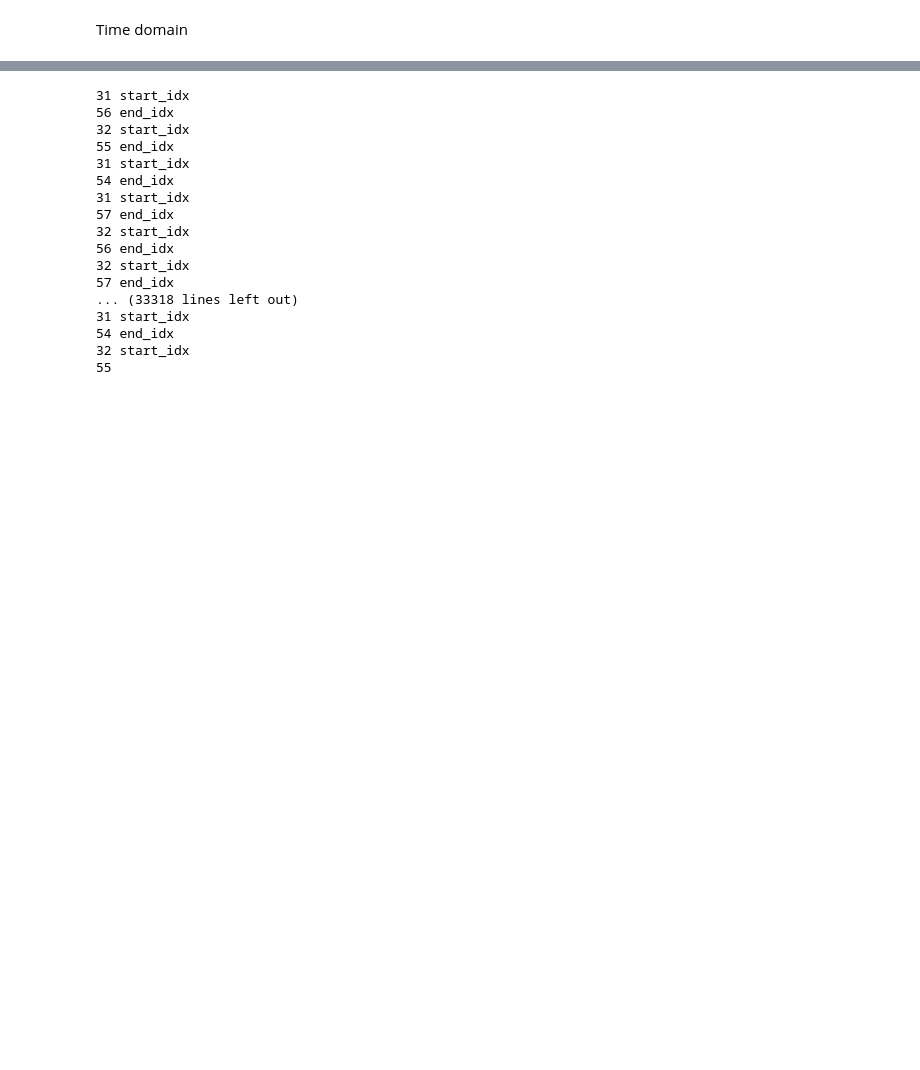
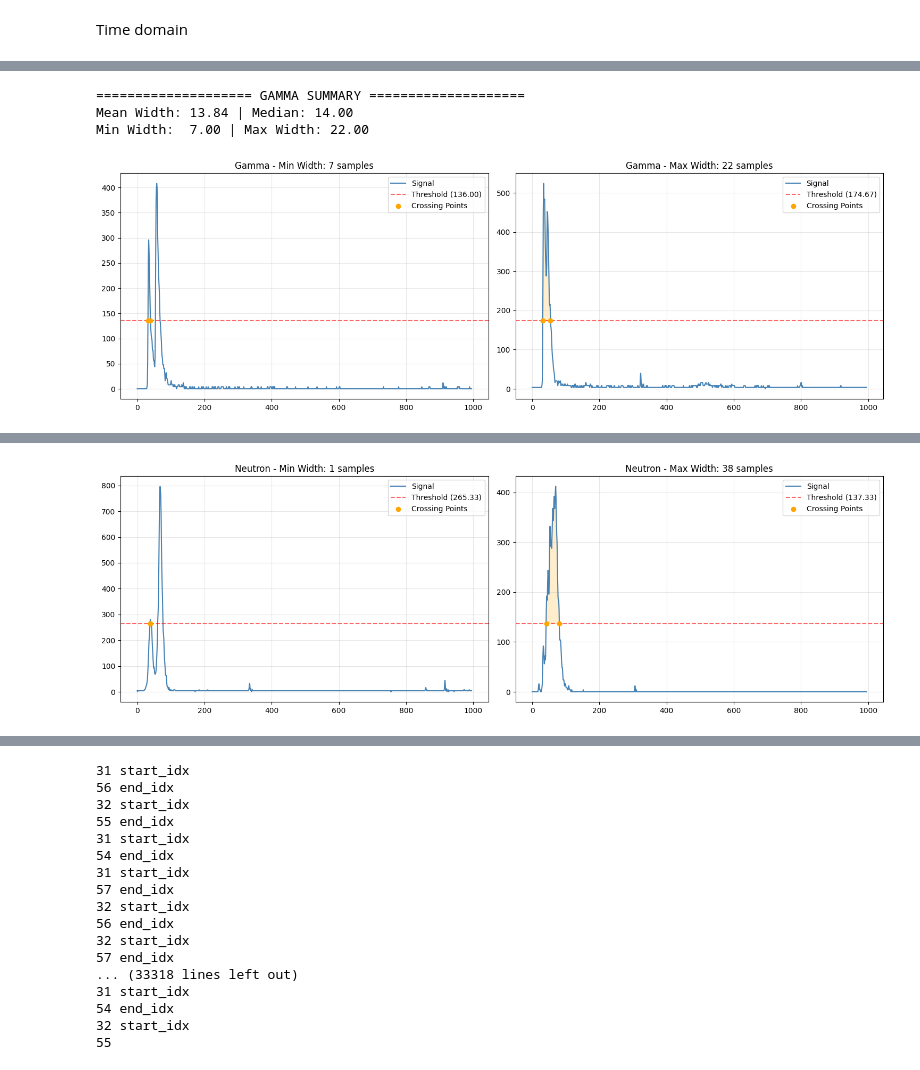
Before and after one commit to Jayanashah/Neutron-Gamma-discrimination-Project, a Jupyter notebook: 27.12.25-Code_Plastic_Scintillator_1.ipynb, the cells around one changed output, grey strips where cells are left out. Saved outputs shown, nothing was run; the diff lists cells and outputs as text; code cells hidden in the pictures; blank space fills up the shorter version.

```diff
--- a/27.12.25-Code_Plastic_Scintillator_1.ipynb
+++ b/27.12.25-Code_Plastic_Scintillator_1.ipynb
@@ -578,0 +329,75 @@ Maximum values and their columns (first 10 rows):
+# %%
+#Time domain analysis of neutron and gamma samples for width at 1/3rd of maximum height
+import pandas as pd
+import numpy as np
+import matplotlib.pyplot as plt
+
+def analyze_and_plot_extremes(df, label, threshold_ratio=1/3):
+    t_cols = [f't{i}' for i in range(996)]
+    t_data_vals = df[t_cols].values
+
+    max_vals = np.max(t_data_vals, axis=1)
+    df['max_val']= max_vals
+    thresholds = max_vals * threshold_ratio
+
+    starts, ends, widths = [], [], []
+
+    for i, row in enumerate(t_data_vals):
+        above_thresh = row > thresholds[i]
+        if np.any(above_thresh):
+            start = np.argmax(above_thresh)
+            remaining = above_thresh[start:]
+            # Find first index where it drops back below
+            if np.any(~remaining):
+                end = start + np.argmax(~remaining) - 1
+            else:
+                end = len(row) - 1
+            starts.append(start); ends.append(end); widths.append(end - start)
+        else:
+            starts.append(None); ends.append(None); widths.append(None)
+
+    df['width_1_3'], df['start_idx_1_3'], df['end_idx_1_3'] = widths, starts, ends
+
+    # --- Summary Statistics ---
+    valid_indices = df.index[df['width_1_3'].notna()]
+    valid_widths = df.loc[valid_indices, 'width_1_3']
+
+    print(f"\n{'='*20} {label.upper()} SUMMARY {'='*20}")
+    print(f"Mean Width: {valid_widths.mean():.2f} | Median: {valid_widths.median():.2f}")
+    print(f"Min Width:  {valid_widths.min():.2f} | Max Width: {valid_widths.max():.2f}")
+
+    # --- Plotting Extremes ---
+    fig, axes = plt.subplots(1, 2, figsize=(15, 5))
+
+    # Get indices for absolute min and max width
+    idx_min = valid_widths.idxmin()
+    idx_max = valid_widths.idxmax()
+
+    for ax, target_idx, title_prefix in zip(axes, [idx_min, idx_max], ["Min Width", "Max Width"]):
+        row_data = df.loc[target_idx, t_cols].values
+        thr = df.loc[target_idx, 'max_val'] * threshold_ratio
+        s, e = int(df.loc[target_idx, 'start_idx_1_3']), int(df.loc[target_idx, 'end_idx_1_3'])
+
+        ax.plot(row_data, label='Signal', color='steelblue')
+        ax.axhline(thr, color='red', linestyle='--', alpha=0.6, label=f'Threshold ({thr:.2f})')
+        ax.scatter([s, e], [thr, thr], color='orange', zorder=5, label='Crossing Points')
+        ax.fill_between(range(s, e+1), row_data[s:e+1], thr, color='orange', alpha=0.2)
+
+        ax.set_title(f"{label} - {title_prefix}: {df.loc[target_idx, 'width_1_3']} samples")
+        ax.legend()
+        ax.grid(True, alpha=0.3)
+
+    plt.tight_layout()
+    plt.show()
+    return df
+
+# Run for both
+df_expanded_gamma = analyze_and_plot_extremes(df_expanded_gamma, "Gamma")
+print(df_expanded_gamma)
+df_expanded_neutron = analyze_and_plot_extremes(df_expanded_neutron, "Neutron")
+print(df_expanded_neutron)
+# %% [output]
+==================== GAMMA SUMMARY ====================
+Mean Width: 13.84 | Median: 14.00
+Min Width:  7.00 | Max Width: 22.00
+[figure, added]
@@ -578,0 +421 @@ Maximum values and their columns (first 10 rows):
+[figure, added]
```
Also changed, not shown: parts of 22 cells of this notebook.
